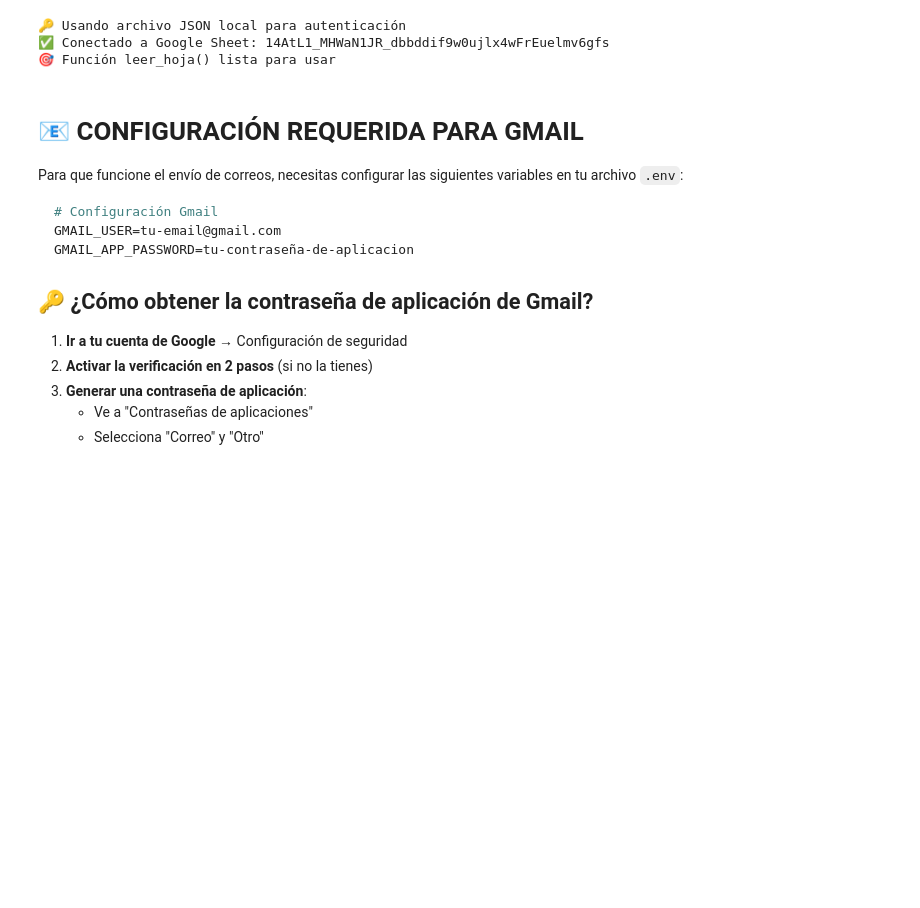
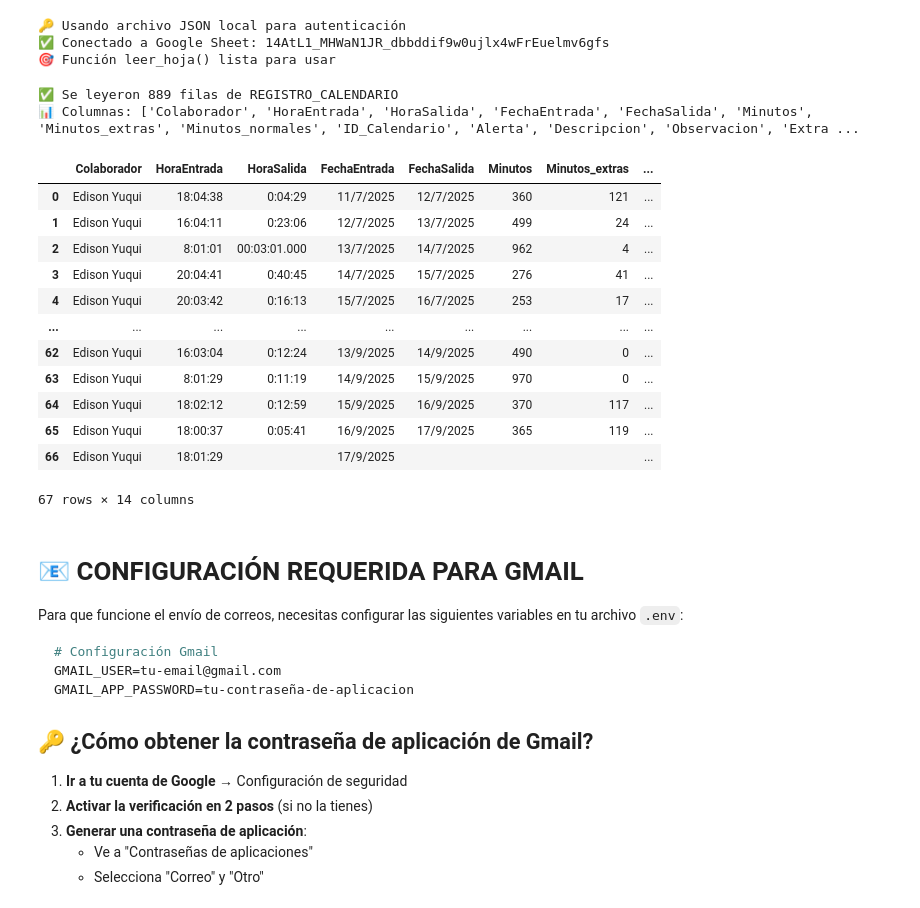
Before and after one commit to CuevaGavilanBenjamin/perisistemadeasistencia, a Jupyter notebook: EXTRACT.ipynb, the cells around one changed output. Saved outputs shown, nothing was run; the diff lists cells and outputs as text; code cells hidden in the pictures; blank space fills up the shorter version.

```diff
--- a/EXTRACT.ipynb
+++ b/EXTRACT.ipynb
@@ -126,6 +126,32 @@ print("🎯 Función leer_hoja() lista para usar")
 🔑 Usando archivo JSON local para autenticación
 ✅ Conectado a Google Sheet: 14AtL1_MHWaN1JR_dbbddif9w0ujlx4wFrEuelmv6gfs
 🎯 Función leer_hoja() lista para usar
+# %%
+import pandasql as ps
+REGISTROCALENDARIO = leer_hoja('REGISTRO_CALENDARIO')
+QUERY = """
+SELECT *
+FROM REGISTROCALENDARIO
+WHERE Colaborador = 'Edison Yuqui'
+"""
+resultado = ps.sqldf(QUERY, locals())
+resultado
+# %% [output]
+✅ Se leyeron 889 filas de REGISTRO_CALENDARIO
+📊 Columnas: ['Colaborador', 'HoraEntrada', 'HoraSalida', 'FechaEntrada', 'FechaSalida', 'Minutos', 'Minutos_extras', 'Minutos_normales', 'ID_Calendario', 'Alerta', 'Descripcion', 'Observacion', 'Extra ...
+|  | Colaborador | HoraEntrada | HoraSalida | FechaEntrada | FechaSalida | Minutos | Minutos_extras | ... |
+| 0 | Edison Yuqui | 18:04:38 | 0:04:29 | 11/7/2025 | 12/7/2025 | 360 | 121 | ... |
+| 1 | Edison Yuqui | 16:04:11 | 0:23:06 | 12/7/2025 | 13/7/2025 | 499 | 24 | ... |
+| 2 | Edison Yuqui | 8:01:01 | 00:03:01.000 | 13/7/2025 | 14/7/2025 | 962 | 4 | ... |
+| 3 | Edison Yuqui | 20:04:41 | 0:40:45 | 14/7/2025 | 15/7/2025 | 276 | 41 | ... |
+| 4 | Edison Yuqui | 20:03:42 | 0:16:13 | 15/7/2025 | 16/7/2025 | 253 | 17 | ... |
+| ... | ... | ... | ... | ... | ... | ... | ... | ... |
+| 62 | Edison Yuqui | 16:03:04 | 0:12:24 | 13/9/2025 | 14/9/2025 | 490 | 0 | ... |
+| 63 | Edison Yuqui | 8:01:29 | 0:11:19 | 14/9/2025 | 15/9/2025 | 970 | 0 | ... |
+| 64 | Edison Yuqui | 18:02:12 | 0:12:59 | 15/9/2025 | 16/9/2025 | 370 | 117 | ... |
+| 65 | Edison Yuqui | 18:00:37 | 0:05:41 | 16/9/2025 | 17/9/2025 | 365 | 119 | ... |
+| 66 | Edison Yuqui | 18:01:29 |  | 17/9/2025 |  |  |  | ... |
+67 rows × 14 columns
 # %% [markdown]
 # 📧 CONFIGURACIÓN REQUERIDA PARA GMAIL
 
```
Also changed, not shown: parts of 10 cells of this notebook, 2 other files.
